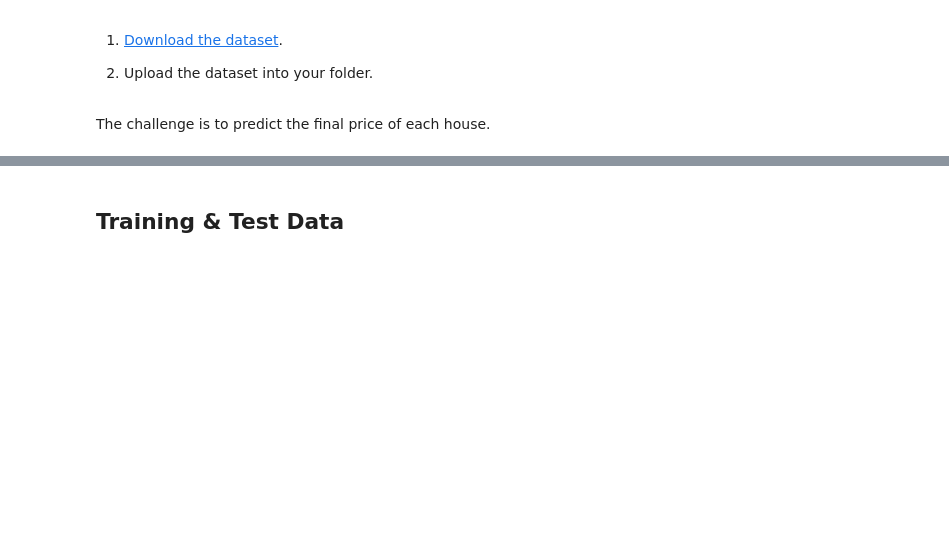
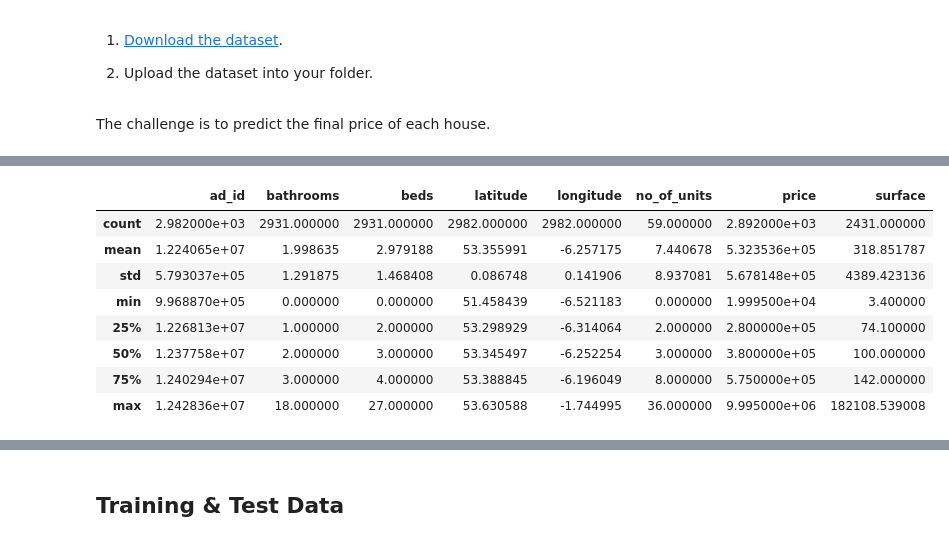
Before and after one commit to andylynchul/ET5003_Assignments, a Jupyter notebook: Week 3/ET5003_Etivity2_ALynch_20208189.ipynb, the cells around one changed output, grey strips where cells are left out. Drawn from its saved outputs; the diff is of its cells as text; code cells hidden in the pictures; blank space fills up the shorter version.

```diff
--- a/Week 3/ET5003_Etivity2_ALynch_20208189.ipynb
+++ b/Week 3/ET5003_Etivity2_ALynch_20208189.ipynb
@@ -96,0 +168,12 @@ The challenge is to predict the final price of each house.
+# %%
+df_train.describe()
+# %% [output]
+|  | ad_id | bathrooms | beds | latitude | longitude | no_of_units | price | surface |
+| count | 2.982000e+03 | 2931.000000 | 2931.000000 | 2982.000000 | 2982.000000 | 59.000000 | 2.892000e+03 | 2431.000000 |
+| mean | 1.224065e+07 | 1.998635 | 2.979188 | 53.355991 | -6.257175 | 7.440678 | 5.323536e+05 | 318.851787 |
+| std | 5.793037e+05 | 1.291875 | 1.468408 | 0.086748 | 0.141906 | 8.937081 | 5.678148e+05 | 4389.423136 |
+| min | 9.968870e+05 | 0.000000 | 0.000000 | 51.458439 | -6.521183 | 0.000000 | 1.999500e+04 | 3.400000 |
+| 25% | 1.226813e+07 | 1.000000 | 2.000000 | 53.298929 | -6.314064 | 2.000000 | 2.800000e+05 | 74.100000 |
+| 50% | 1.237758e+07 | 2.000000 | 3.000000 | 53.345497 | -6.252254 | 3.000000 | 3.800000e+05 | 100.000000 |
+| 75% | 1.240294e+07 | 3.000000 | 4.000000 | 53.388845 | -6.196049 | 8.000000 | 5.750000e+05 | 142.000000 |
+| max | 1.242836e+07 | 18.000000 | 27.000000 | 53.630588 | -1.744995 | 36.000000 | 9.995000e+06 | 182108.539008 |
```
Also changed, not shown: parts of 48 cells of this notebook.
